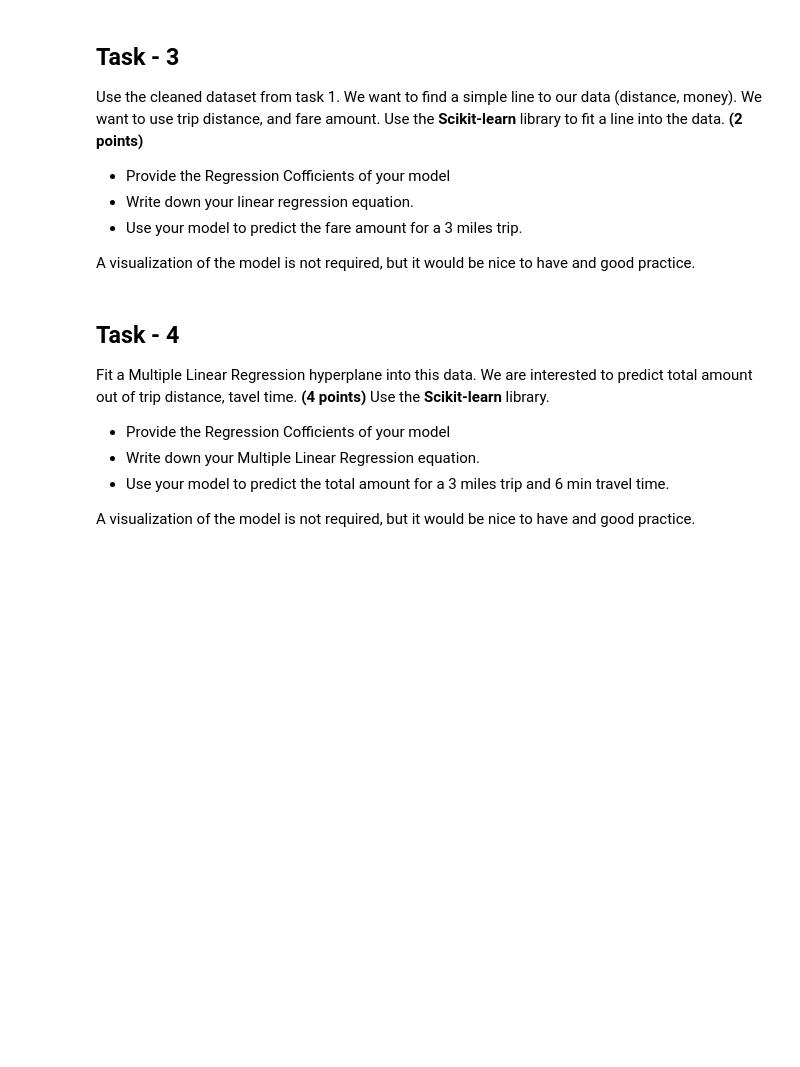
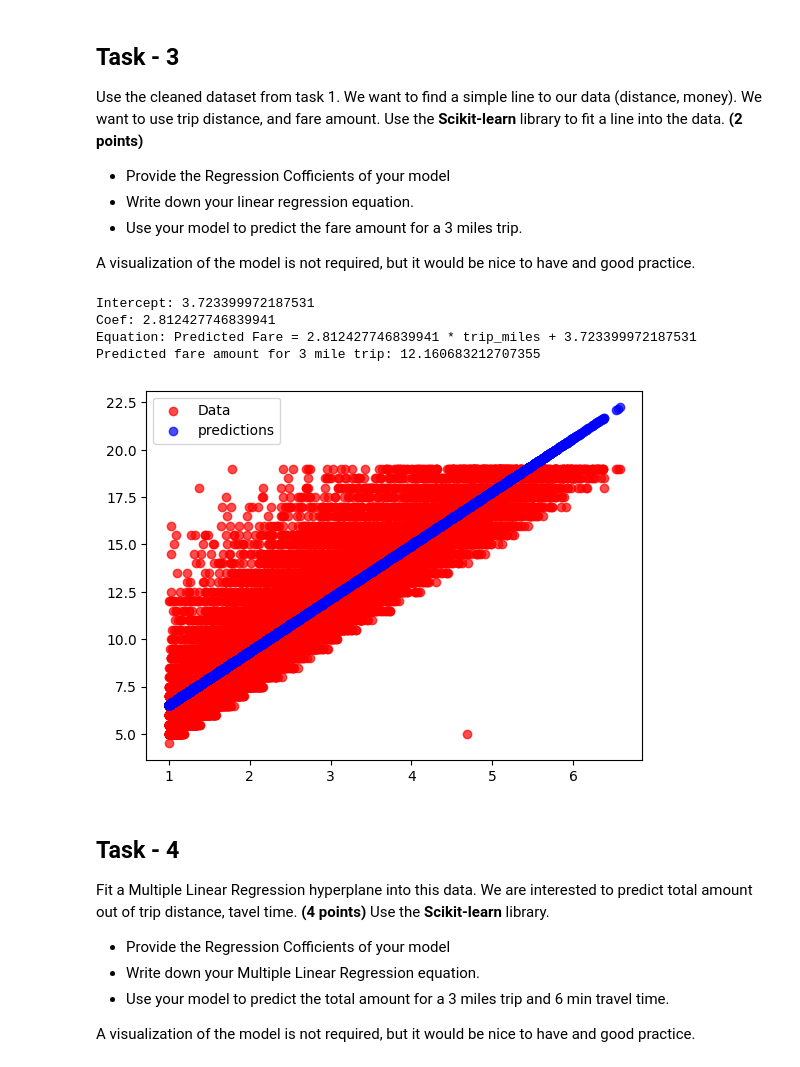
Before and after one commit to BictorFonseca/DataAnalysis, a Jupyter notebook: 329e_HW4.ipynb, the cells around one changed output. Cells and saved outputs as stored; diff of their text form; code cells hidden in the pictures; blank space fills up the shorter version.

```diff
--- a/329e_HW4.ipynb
+++ b/329e_HW4.ipynb
@@ -278,3 +258,27 @@ import sklearn as sk
+# %%
+# import libraries
+import sklearn as sk
+from sklearn.linear_model import LinearRegression
+LRObject=LinearRegression()
+x=df[["trip_miles"]]
+y=df[["trip_cost"]]
+model=LRObject.fit(x,y)
+predictions=LRObject.predict(x)
+print("Intercept:", LRObject.intercept_[0])
+print("Coef:", LRObject.coef_[0][0])
+print("Equation:", "Predicted Fare =", LRObject.coef_ [0][0], "* trip_miles +", LRObject.intercept_[0])
+print("Predicted fare amount for 3 mile trip:" , (LRObject.coef_[0][0]*3) + LRObject.intercept_[0])
+# %% [output]
+Intercept: 3.723399972187531
+Coef: 2.812427746839941
+Equation: Predicted Fare = 2.812427746839941 * trip_miles + 3.723399972187531
+Predicted fare amount for 3 mile trip: 12.160683212707355
+# %%
+plt.scatter(x,y, alpha=.7, color='r', label='Data');
+plt.scatter(x,predictions, alpha=.7, color="b", label='predictions');
+plt.legend();
+# %% [output]
+[figure, added]
 # %% [markdown]
 ## Task - 4
 Fit a Multiple Linear Regression hyperplane into this data. We are interested to predict total amount out of trip distance, tavel time. **(4 points)**
```
Also changed, not shown: parts of 3 cells of this notebook.
